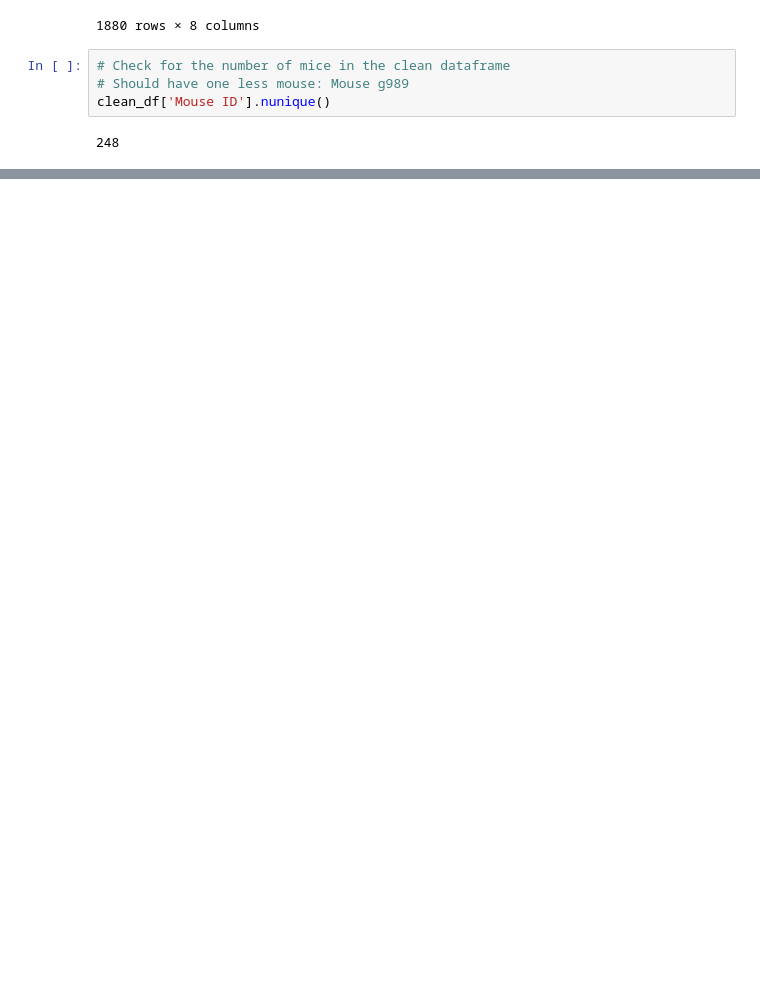
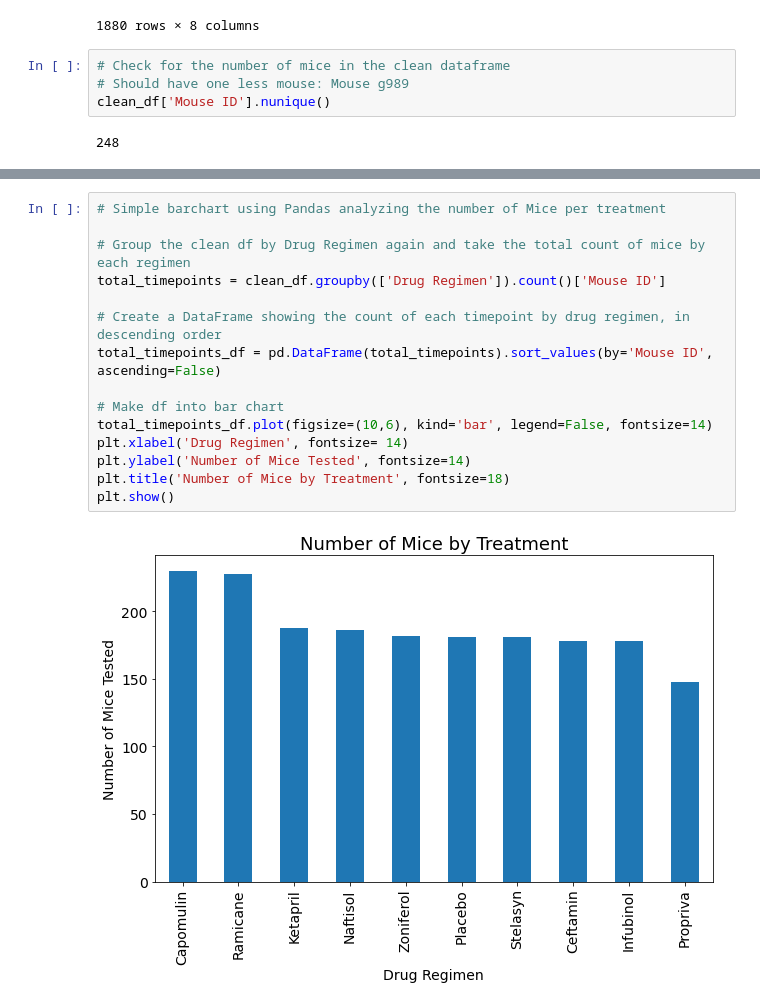
Before and after one commit to emilyneaville/matplotlib-challenge, a Jupyter notebook: pymaceuticals.ipynb, the cells around one changed output, grey strips where cells are left out. Saved outputs shown, nothing was run; the diff lists cells and outputs as text; blank space fills up the shorter version.

Commit message:
Added summary stats and pandas bar chart

```diff
--- a/pymaceuticals.ipynb
+++ b/pymaceuticals.ipynb
@@ -73,0 +104,17 @@ clean_df['Mouse ID'].nunique()
+# %%
+# Simple barchart using Pandas analyzing the number of Mice per treatment
+
+# Group the clean df by Drug Regimen again and take the total count of mice by each regimen
+total_timepoints = clean_df.groupby(['Drug Regimen']).count()['Mouse ID']
+
+# Create a DataFrame showing the count of each timepoint by drug regimen, in descending order
+total_timepoints_df = pd.DataFrame(total_timepoints).sort_values(by='Mouse ID', ascending=False)
+
+# Make df into bar chart
+total_timepoints_df.plot(figsize=(10,6), kind='bar', legend=False, fontsize=14)
+plt.xlabel('Drug Regimen', fontsize= 14)
+plt.ylabel('Number of Mice Tested', fontsize=14)
+plt.title('Number of Mice by Treatment', fontsize=18)
+plt.show()
+# %% [output]
+[figure, added]
```
Also changed, not shown: parts of 1 cell of this notebook.
